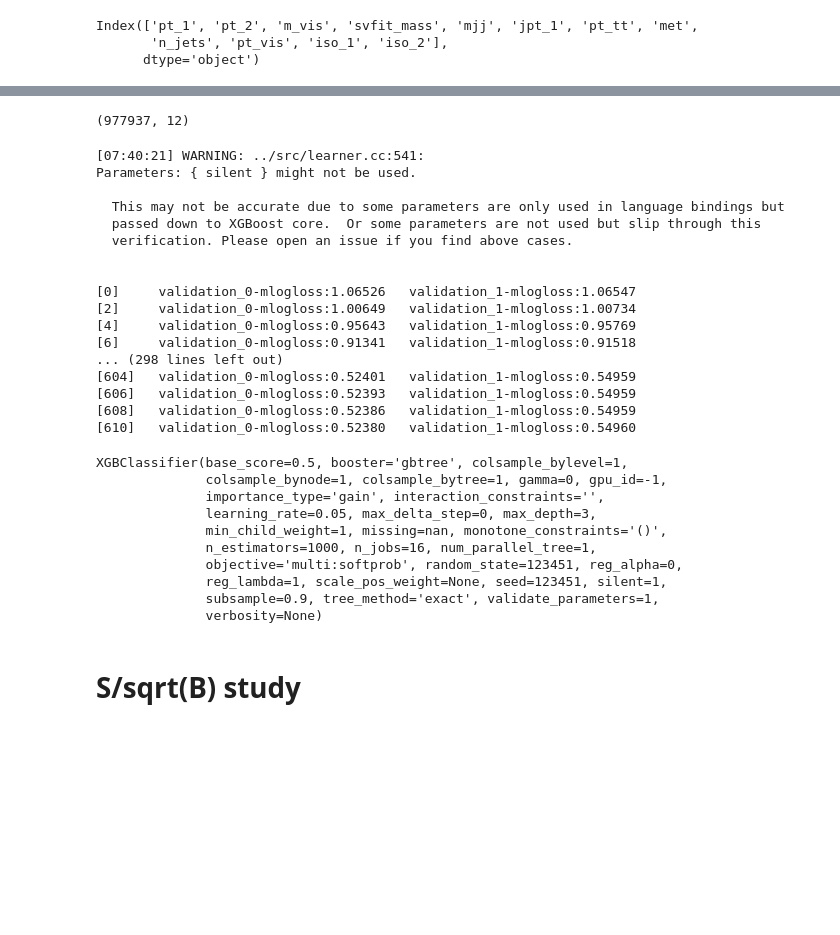
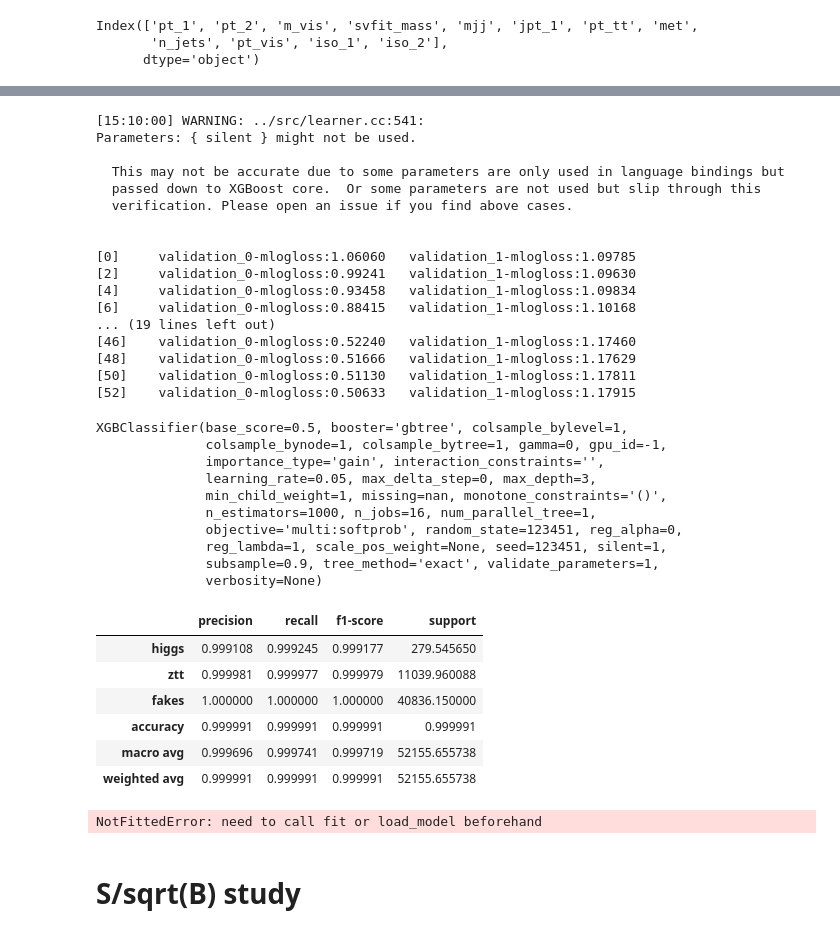
Before and after one commit to stanleyycheung/MSci-Project-HiggsTauTau, a Jupyter notebook: shared/signal_background_BDT_v2.ipynb, the cells around one changed output, grey strips where cells are left out. Saved outputs shown, nothing was run; the diff lists cells and outputs as text; code cells hidden in the pictures; blank space fills up the shorter version.

```diff
--- a/shared/signal_background_BDT_v2.ipynb
+++ b/shared/signal_background_BDT_v2.ipynb
@@ -572,16 +596,18 @@ X_resampled.shape
-# %%
-X_resampled[:]
-# %% [output]
-(977937, 12)
 # %%
-X_m =
-w_m =
+X_m = X_resampled[:, :-1]
+w_m = X_resampled[:, -1]
+# %%
+cn_m = np.zeros(len(X_m))
+cn_m[y_resampled==0] = 928.278
+cn_m[y_resampled==1] = 4.716
+cn_m[y_resampled==2] = 1.278
 # %%
-eval_set = [(X_train, y_train), (X_test, y_test)]
-xgb_clf_iso.fit(X_train, y_train, sample_weight=w_train, verbose=2, early_stopping_rounds=50, eval_set=eval_set, eval_metric = "mlogloss", sample_weight_eval_set=(w_train, w_test))
-# xgb_clf.fit(X_train, y_train, sample_weight=w_train, verbose=2, eval_metric="mlogloss")
+eval_set = [(X_m, y_resampled), (X_test, y_test)]
+xgb_clf_iso_s.fit(X_m, y_resampled, sample_weight=w_m*cn_m,
+                verbose=2, early_stopping_rounds=50, eval_set=eval_set,
+                eval_metric = "mlogloss", sample_weight_eval_set=(w_m*cn_m, w_test*cn_test))
 # %% [output]
-[07:40:21] WARNING: ../src/learner.cc:541:
+[15:10:00] WARNING: ../src/learner.cc:541:
 Parameters: { silent } might not be used.
 
   This may not be accurate due to some parameters are only used in language bindings but
@@ -589,15 +615,15 @@ Parameters: { silent } might not be used.
   verification. Please open an issue if you find above cases.
 
 
-[0]     validation_0-mlogloss:1.06526   validation_1-mlogloss:1.06547
-[2]     validation_0-mlogloss:1.00649   validation_1-mlogloss:1.00734
-[4]     validation_0-mlogloss:0.95643   validation_1-mlogloss:0.95769
-[6]     validation_0-mlogloss:0.91341   validation_1-mlogloss:0.91518
-... (298 lines left out)
-[604]   validation_0-mlogloss:0.52401   validation_1-mlogloss:0.54959
-[606]   validation_0-mlogloss:0.52393   validation_1-mlogloss:0.54959
-[608]   validation_0-mlogloss:0.52386   validation_1-mlogloss:0.54959
-[610]   validation_0-mlogloss:0.52380   validation_1-mlogloss:0.54960
+[0]     validation_0-mlogloss:1.06060   validation_1-mlogloss:1.09785
+[2]     validation_0-mlogloss:0.99241   validation_1-mlogloss:1.09630
+[4]     validation_0-mlogloss:0.93458   validation_1-mlogloss:1.09834
+[6]     validation_0-mlogloss:0.88415   validation_1-mlogloss:1.10168
+... (19 lines left out)
+[46]    validation_0-mlogloss:0.52240   validation_1-mlogloss:1.17460
+[48]    validation_0-mlogloss:0.51666   validation_1-mlogloss:1.17629
+[50]    validation_0-mlogloss:0.51130   validation_1-mlogloss:1.17811
+[52]    validation_0-mlogloss:0.50633   validation_1-mlogloss:1.17915
 XGBClassifier(base_score=0.5, booster='gbtree', colsample_bylevel=1,
               colsample_bynode=1, colsample_bytree=1, gamma=0, gpu_id=-1,
               importance_type='gain', interaction_constraints='',
@@ -608,9 +634,26 @@ XGBClassifier(base_score=0.5, booster='gbtree', colsample_bylevel=1,
               reg_lambda=1, scale_pos_weight=None, seed=123451, silent=1,
               subsample=0.9, tree_method='exact', validate_parameters=1,
               verbosity=None)
-# %%
-eval_set = [(X_resampled, y_resampled), (X_test, y_test)]
-xgb_clf_c.fit(X_resampled, y_resampled, verbose=2, early_stopping_rounds=50, eval_set=eval_set, eval_metric = "mlogloss", sample_weight_eval_set=(w_train, w_test))
+# %%
+classes = ['higgs', 'ztt', 'fakes']
+cr = classification_report(y_test, xgb_clf_iso_s.predict(X_test), output_dict=True, target_names=classes, sample_weight=w_test)
+pd.DataFrame(cr).transpose()
+# %% [output]
+|  | precision | recall | f1-score | support |
+| higgs | 0.999108 | 0.999245 | 0.999177 | 279.545650 |
+| ztt | 0.999981 | 0.999977 | 0.999979 | 11039.960088 |
+| fakes | 1.000000 | 1.000000 | 1.000000 | 40836.150000 |
+| accuracy | 0.999991 | 0.999991 | 0.999991 | 0.999991 |
+| macro avg | 0.999696 | 0.999741 | 0.999719 | 52155.655738 |
+| weighted avg | 0.999991 | 0.999991 | 0.999991 | 52155.655738 |
+# %%
+predict=xgb_clf_iso_s.predict(X_test)
+cm_p=plot_confusion_matrix(y_test, predict, [0,1,2],
+                    normalise_by_row=True, w_test=w_test, figname=f'{write_path}purity_with_iso_s.png')
+cm_e=plot_confusion_matrix(y_test, predict, [0,1,2],
+                    normalise_by_col=True, w_test=w_test, figname=f'{write_path}efficiency_with_iso_s.png')
+# %% [output]
+NotFittedError: need to call fit or load_model beforehand
 # %% [markdown]
 # S/sqrt(B) study
 # %%
```
Also changed, not shown: parts of 19 cells of this notebook.
